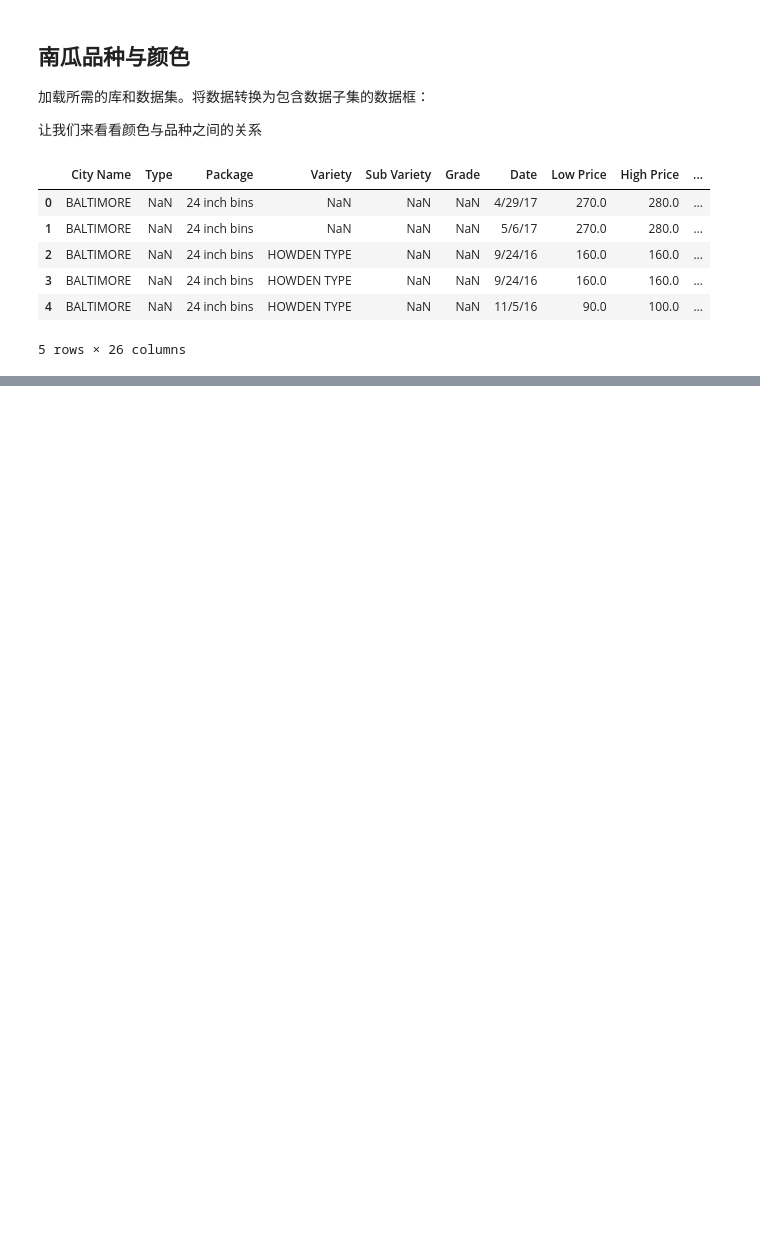
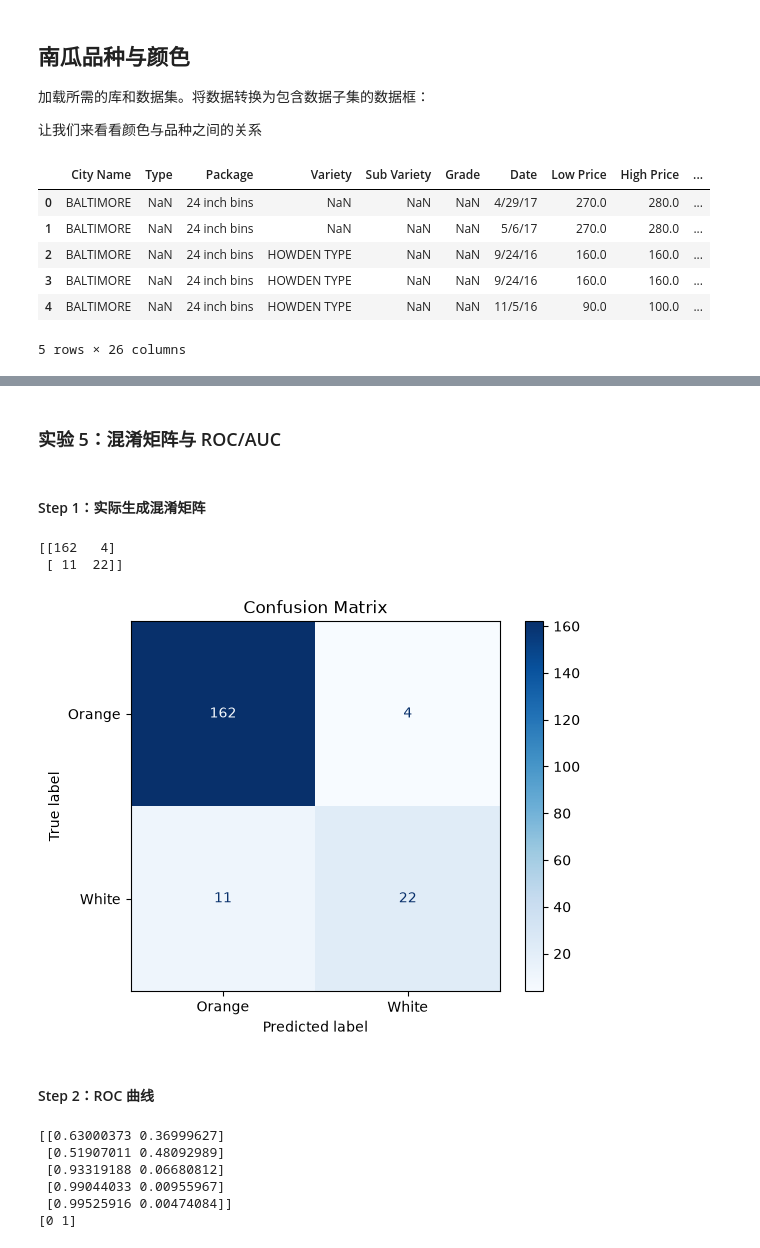
Before and after one commit to Bribrijie/ML-For-Beginners, a Jupyter notebook: translations/zh-CN/2-Regression/4-Logistic/notebook.ipynb, the cells around one changed output, grey strips where cells are left out. Cells and saved outputs as stored; diff of their text form; code cells hidden in the pictures; blank space fills up the shorter version.

```diff
--- a/translations/zh-CN/2-Regression/4-Logistic/notebook.ipynb
+++ b/translations/zh-CN/2-Regression/4-Logistic/notebook.ipynb
@@ -27,0 +206,10 @@ full_pumpkins.head()
+# %%
+from sklearn.model_selection import train_test_split
+
+X = encoded_pumpkins.drop(columns=['Color'])
+y = encoded_pumpkins['Color']
+
+X_train, X_test, y_train, y_test = train_test_split(X, y, test_size=0.2, random_state=0)
+
+print("训练集形状：", X_train.shape)
+print("测试集形状：", X_test.shape)
@@ -27,0 +221,11 @@ full_pumpkins.head()
+# %%
+from sklearn.linear_model import LogisticRegression
+from sklearn.metrics import classification_report
+
+model = LogisticRegression(max_iter=1000)
+
+model.fit(X_train, y_train)
+
+predictions = model.predict(X_test)
+
+print(classification_report(y_test, predictions))
@@ -27,0 +241,38 @@ full_pumpkins.head()
+# %% [markdown]
+### 实验 5：混淆矩阵与 ROC/AUC
+# %% [markdown]
+#### Step 1：实际生成混淆矩阵
+# %%
+from sklearn.metrics import confusion_matrix
+
+cm = confusion_matrix(y_test, predictions)
+
+print(cm)
+# %% [output]
+[[162   4]
+ [ 11  22]]
+# %%
+from sklearn.metrics import ConfusionMatrixDisplay
+import matplotlib.pyplot as plt
+
+ConfusionMatrixDisplay.from_predictions(y_test, predictions,
+                                        display_labels=['Orange', 'White'], cmap='Blues')
+
+plt.title("Confusion Matrix")
+plt.show()
+# %% [output]
+[figure, added]
+# %% [markdown]
+#### Step 2：ROC 曲线
+# %%
+y_scores = model.predict_proba(X_test)
+
+print(y_scores[:5])
+print(model.classes_)
+# %% [output]
+[[0.63000373 0.36999627]
+ [0.51907011 0.48092989]
+ [0.93319188 0.06680812]
+ [0.99044033 0.00955967]
+ [0.99525916 0.00474084]]
+[0 1]
```
Also changed, not shown: parts of 49 cells of this notebook, 2 other files.
